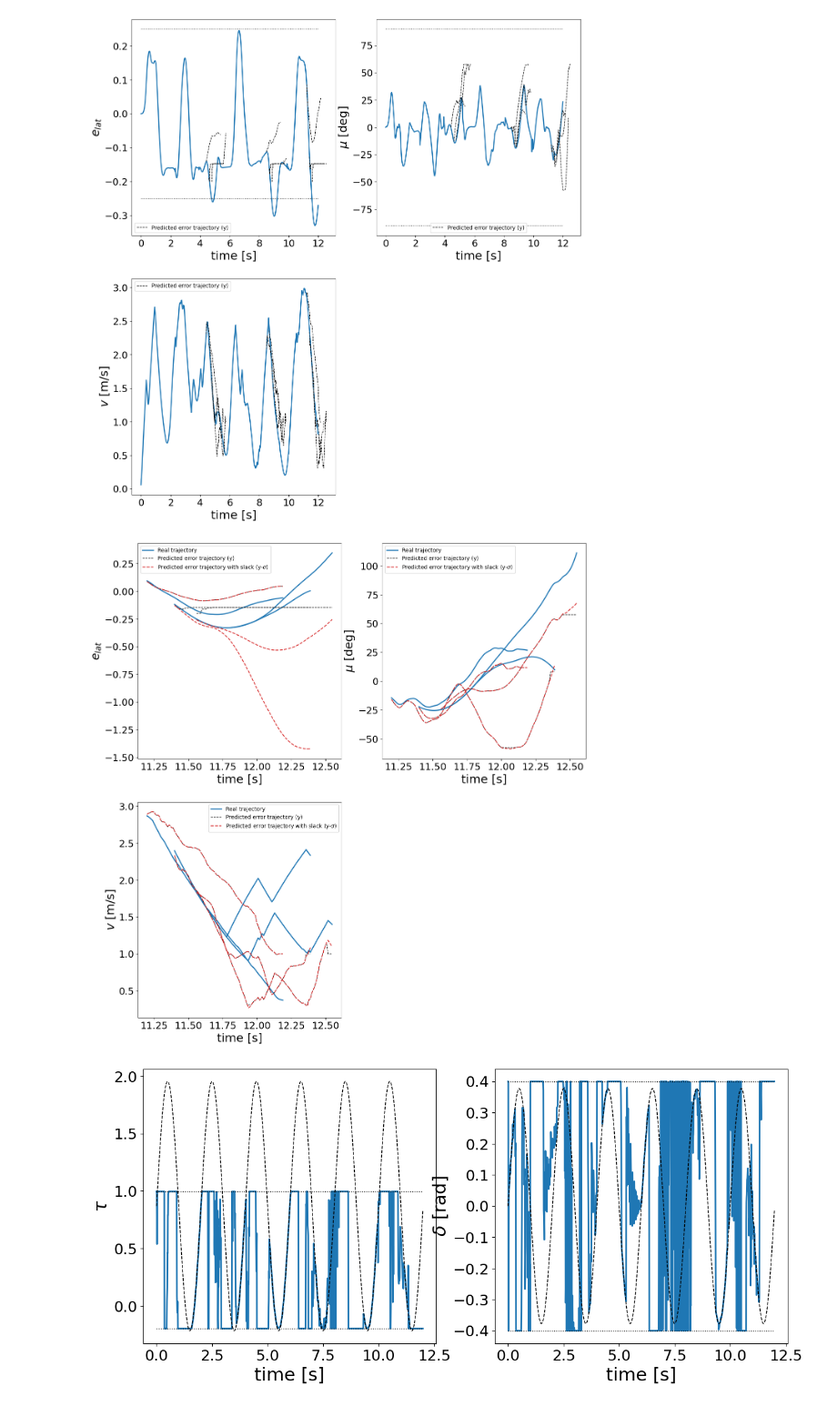
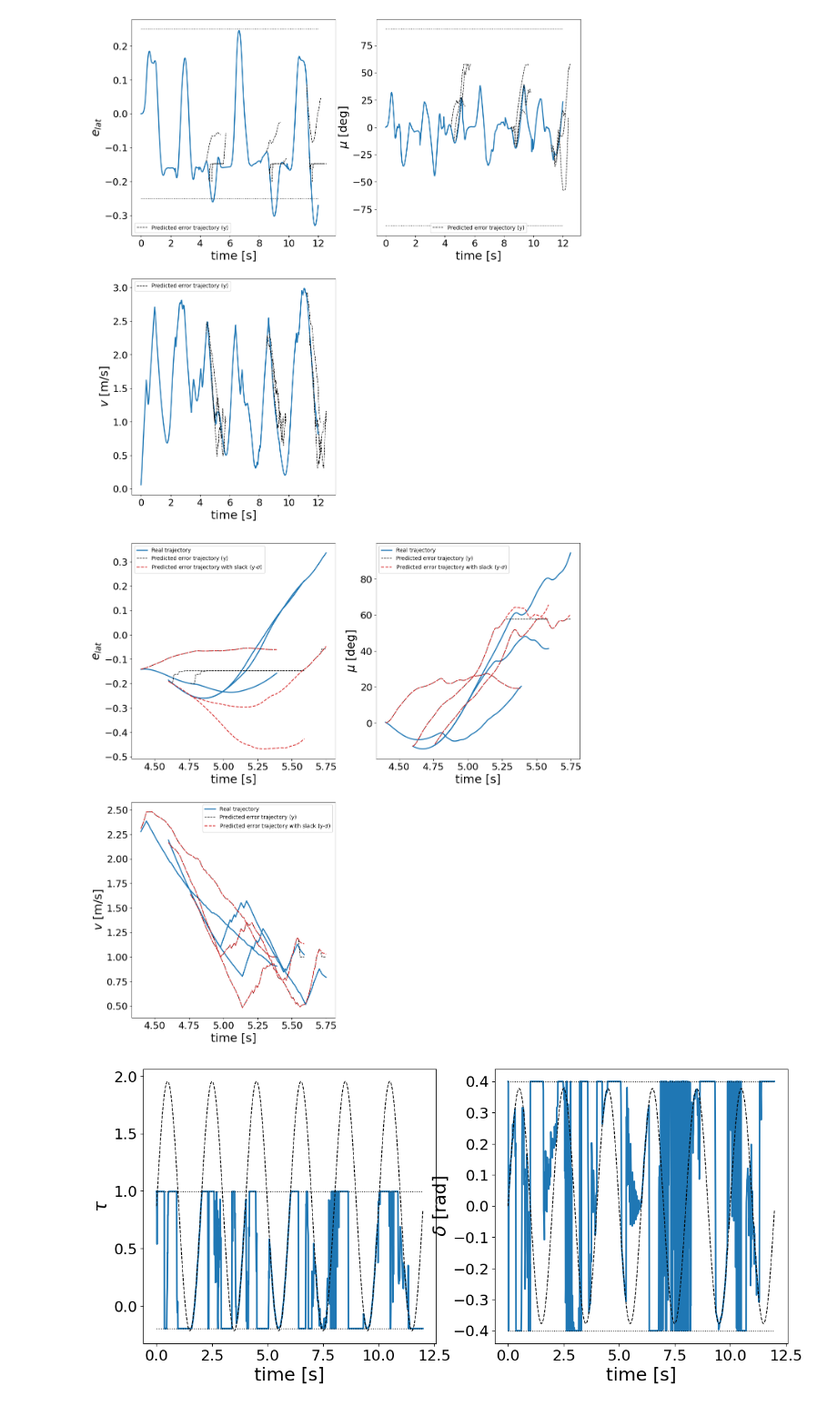
Before and after one commit to HuangYujun-JunkyTalent/DataDrivenSafetyFilter, a Jupyter notebook: track_simulation.ipynb, the cells around one changed output. Shown at 91% size. Cells and saved outputs as stored; diff of their text form; code cells hidden in the pictures.

```diff
--- a/track_simulation.ipynb
+++ b/track_simulation.ipynb
@@ -178,27 +178,27 @@ plt.show()
 # %%
 # plot given predicted trajectory and real trajectory
 # plt.rcParams['text.usetex'] = True
 plt.figure(figsize=(15,16))
 #velocity input
 ax = plt.subplot(221)
-time_spans = [(t-1, t) for t in results.violating_time_steps[2:3]]
+time_spans = [(t-1, t) for t in results.violating_time_steps[0:1]]
 # results.plot_error_trajectory(0, ax, constraint=(-simulator.track_width/2, simulator.track_width/2))
 results.plot_error_slices(0, ax, line_style=results.trajecory_style, time_span=time_spans)
 results.plot_predicted_error_slices(0, ax, label_y_axis=True, time_span=time_spans)
 results.plot_predicted_error_with_slack_slices(0, ax, line_style={'color': 'tab:red', 'linestyle': '--', 'linewidth': 1.5}, time_span=time_spans)
 ax = plt.subplot(222)
 # results.plot_error_trajectory(1, ax, constraint=(simulator.mu_min*180/np.pi, simulator.mu_max*180/np.pi))
 results.plot_error_slices(1, ax, line_style=results.trajecory_style, time_span=time_spans)
 results.plot_predicted_error_slices(1, ax, label_y_axis=True, time_span=time_spans)
 results.plot_predicted_error_with_slack_slices(1, ax, line_style={'color': 'tab:red', 'linestyle': '--', 'linewidth': 1.5}, time_span=time_spans)
 ax = plt.subplot(223)
 # results.plot_error_trajectory(2, ax)
 results.plot_error_slices(2, ax, line_style=results.trajecory_style, time_span=time_spans)
 results.plot_predicted_error_slices(2, ax, label_y_axis=True, time_span=time_spans)
 results.plot_predicted_error_with_slack_slices(2, ax, line_style={'color': 'tab:red', 'linestyle': '--', 'linewidth': 1.5}, time_span=time_spans)
 plt.show()
 # %% [output]
-[figure, old version]
+[figure, new version]
 # %%
 # plot given and applied inputs
 plt.figure(figsize=(14,6))
```
Also changed, not shown: 3 other files.
